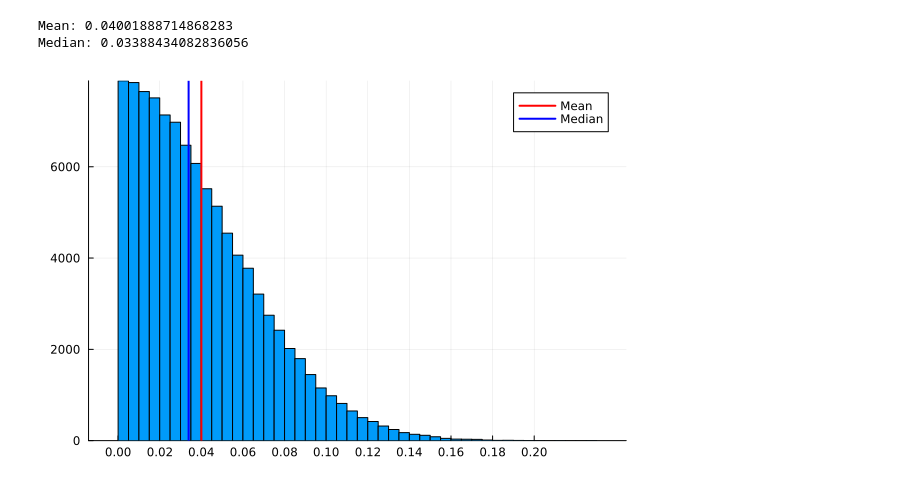
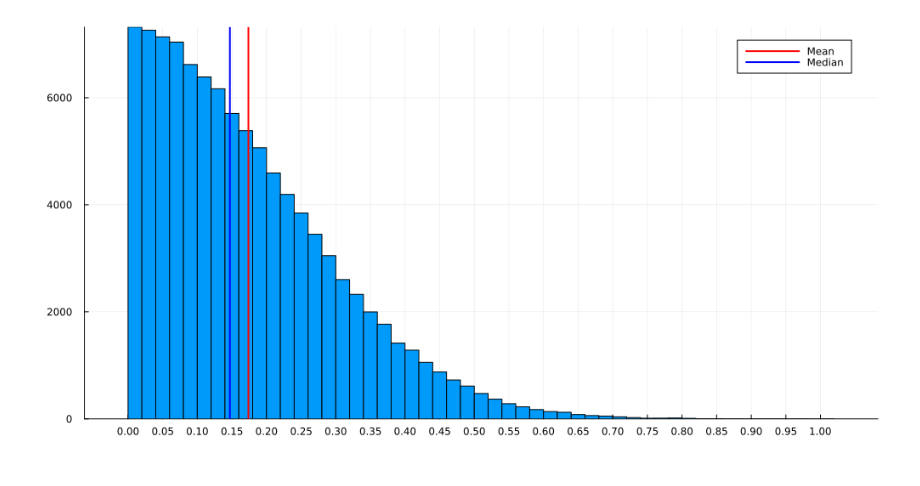
Before and after one commit to PALFA11/Stationary-MPS-Honours, a Jupyter notebook: Imputation Experiments/plotting.ipynb, the cells around one changed output. Saved outputs shown, nothing was run; the diff lists cells and outputs as text; code cells hidden in the pictures.

```diff
--- a/Imputation Experiments/plotting.ipynb
+++ b/Imputation Experiments/plotting.ipynb
@@ -48,30 +48,32 @@ ts_params = Dict(
 );
 # %%
 
-data = abs.(randn(100000) .* 0.05)
+data_min = minimum(data)
+data_max = maximum(data)
 
-# Calculate mean and median
-mean_val = mean(data)
-median_val = median(data)
-println("Mean: ", mean_val)
-println("Median: ", median_val)
+# Min-max scaling function
+min_max_scale(x) = (x .- data_min) ./ (data_max - data_min)
+
+# Apply scaling
+scaled_data = min_max_scale(data)
+
+mean_val = mean(scaled_data)
+median_val = median(scaled_data)
 
 # # Estimate mode by finding the bin with the highest frequency
 # counts, edges = histogram(data, bins=50, plot=false)
 # bin_centers = (edges[1:end-1] + edges[2:end]) ./ 2
 # mode_val = bin_centers[argmax(counts)]
 
 # Plot histogram
-histogram(data, bins = 50, xticks = -0.2:0.02:0.2, label = "", legend = :topright)
+histogram(scaled_data, bins = 50, xticks = 0:0.05:1, label = "", legend = :topright, size = (1000,500))
 
 # Add lines for mean, median, and mode
 vline!([mean_val], label = "Mean", lw=2, lc=:red)
 vline!([median_val], label = "Median", lw=2, lc=:blue)
 # vline!([mode_val], label = "Mode", lw=2, lc=:green)
 # %% [output]
-Mean: 0.04001888714868283
-Median: 0.03388434082836056
-[figure, old version]
+[figure, new version]
 # %%
 # Load from file
 all_outputs = open("xxy_T_phis_sigma=1.jls", "r") do io
```
Also changed, not shown: parts of 11 cells of this notebook, 6 other files.
